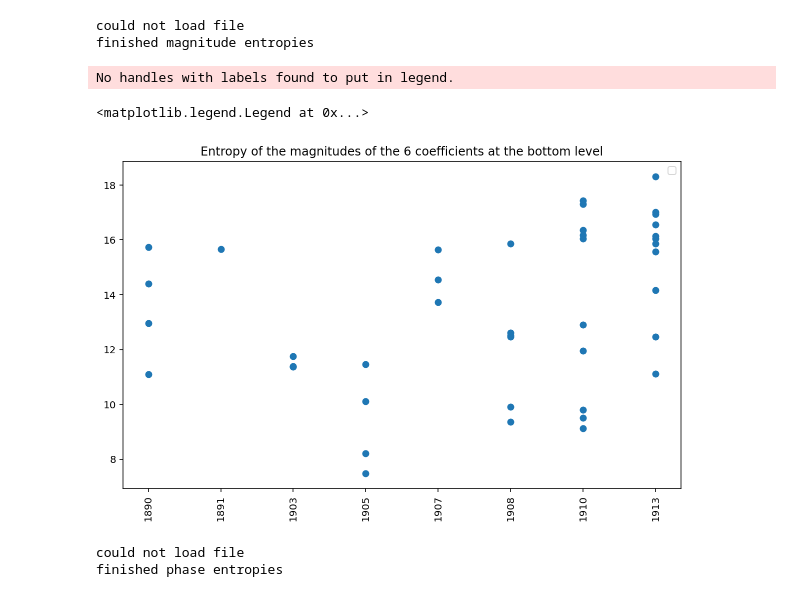
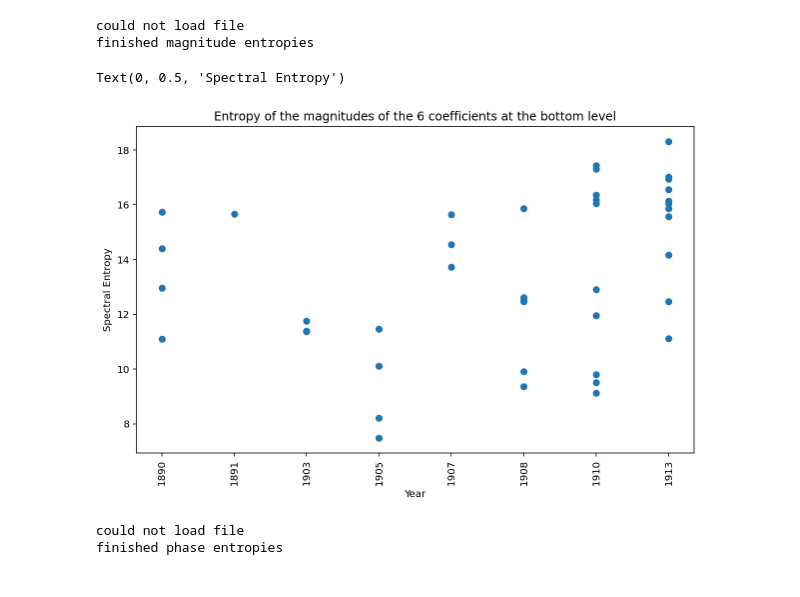
Before and after one commit to ludovicaschaerf/Group-5-Debussy-Pitch-Scapes, a Jupyter notebook: milestone3.ipynb, the cells around one changed output. Saved outputs shown, nothing was run; the diff lists cells and outputs as text; code cells hidden in the pictures.

```diff
--- a/milestone3.ipynb
+++ b/milestone3.ipynb
@@ -370,17 +372,17 @@ finished magnitude entropies
 # %%
 fig = plt.figure(figsize=(10, 6))
 ax= fig.add_subplot()
 x = [name.split('\\')[-1][:4] for name in entropies_05.keys()]
 y = [np.array(val).sum() for val in entropies_05.values()]
 ax.scatter(x, y)
 
 plt.xticks(rotation=90)
 plt.title('Entropy of the magnitudes of the 6 coefficients at the bottom level')
-plt.legend(loc='upper right')
+plt.xlabel('Year')
+plt.ylabel('Spectral Entropy')
 # %% [output]
-No handles with labels found to put in legend.
+Text(0, 0.5, 'Spectral Entropy')
-<matplotlib.legend.Legend at 0x...>
-[figure, old version]
+[figure, new version]
 # %%
 entropies_phase = {}
 for score in scores:
```
Also changed, not shown: parts of 11 cells of this notebook.
